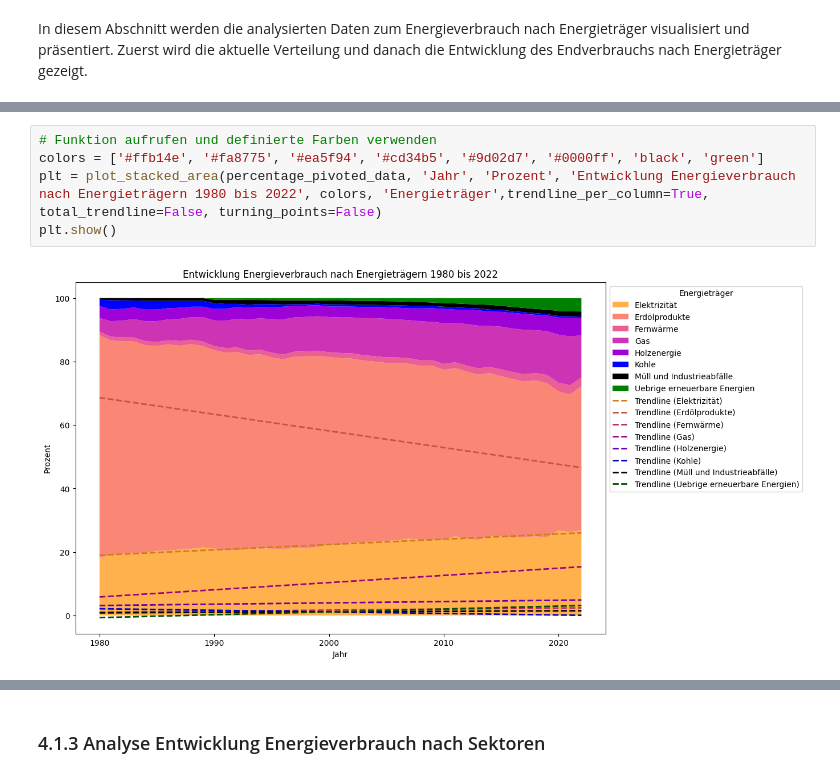
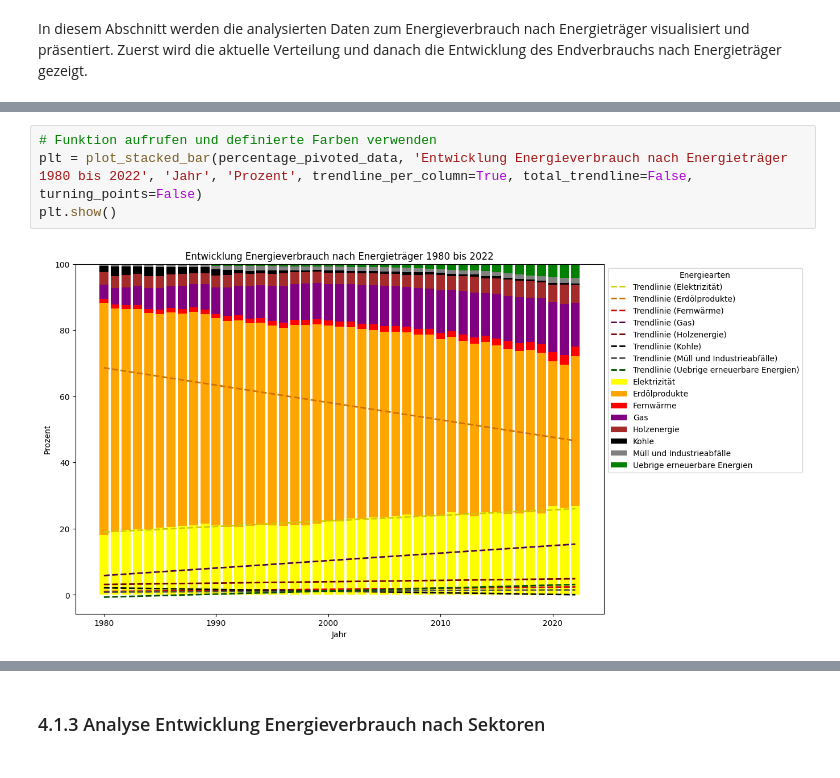
Before and after one commit to michaelzimmermannstudhslu/BINA_2024_energy_research, a Jupyter notebook: bina_casestudy_adhumezi.ipynb, the cells around one changed output, grey strips where cells are left out. Cells and saved outputs as stored; diff of their text form.

```diff
--- a/bina_casestudy_adhumezi.ipynb
+++ b/bina_casestudy_adhumezi.ipynb
@@ -1901,9 +1986,8 @@ plt.show()
 # %%
 # Funktion aufrufen und definierte Farben verwenden
-colors = ['#ffb14e', '#fa8775', '#ea5f94', '#cd34b5', '#9d02d7', '#0000ff', 'black', 'green']
-plt = plot_stacked_area(percentage_pivoted_data, 'Jahr', 'Prozent', 'Entwicklung Energieverbrauch nach Energieträgern 1980 bis 2022', colors, 'Energieträger',trendline_per_column=True, total_trendline=False, turning_points=False)
+plt = plot_stacked_bar(percentage_pivoted_data, 'Entwicklung Energieverbrauch nach Energieträger 1980 bis 2022', 'Jahr', 'Prozent', trendline_per_column=True, total_trendline=False, turning_points=False)
 plt.show()
 # %% [output]
-[figure, old version]
+[figure, new version]
 # %%
 # Funktion aufrufen und definierte Farben verwenden
```
Also changed, not shown: parts of 39 cells of this notebook.
